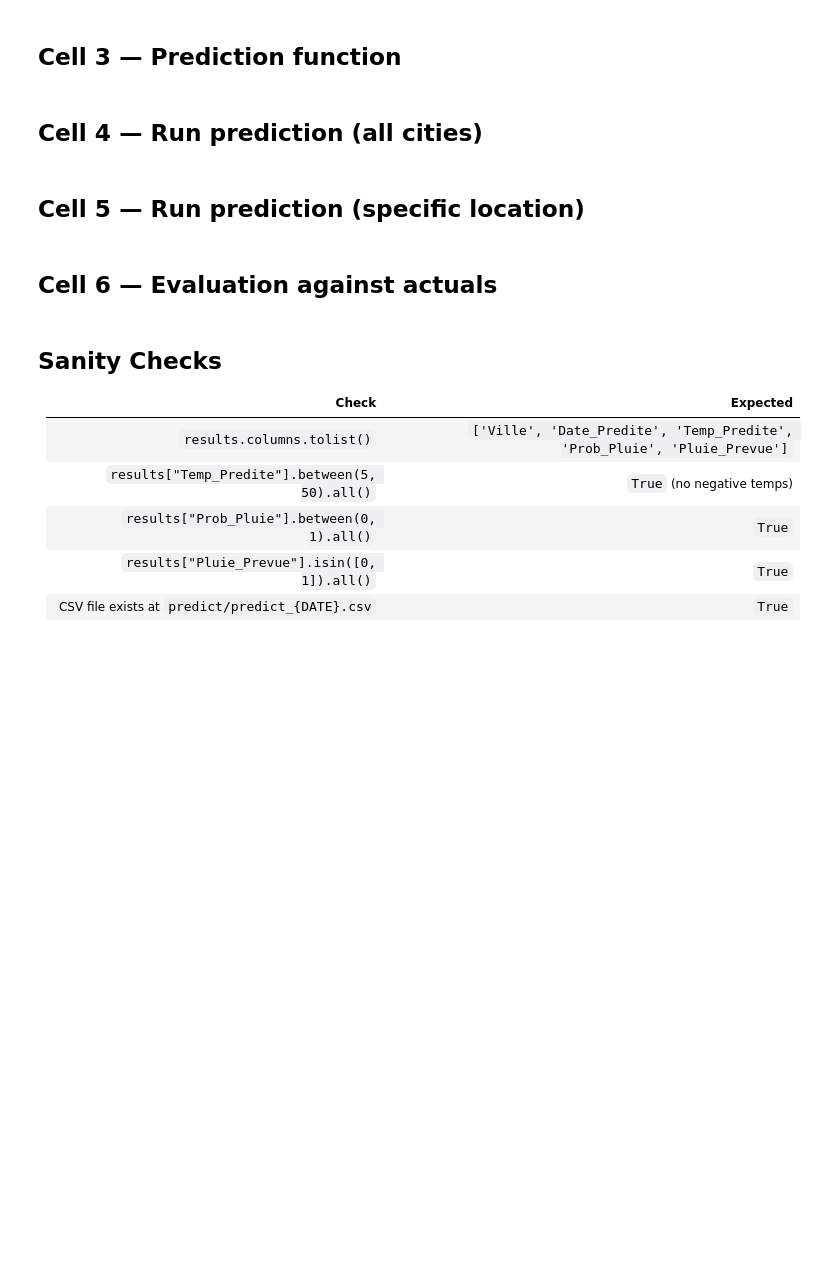
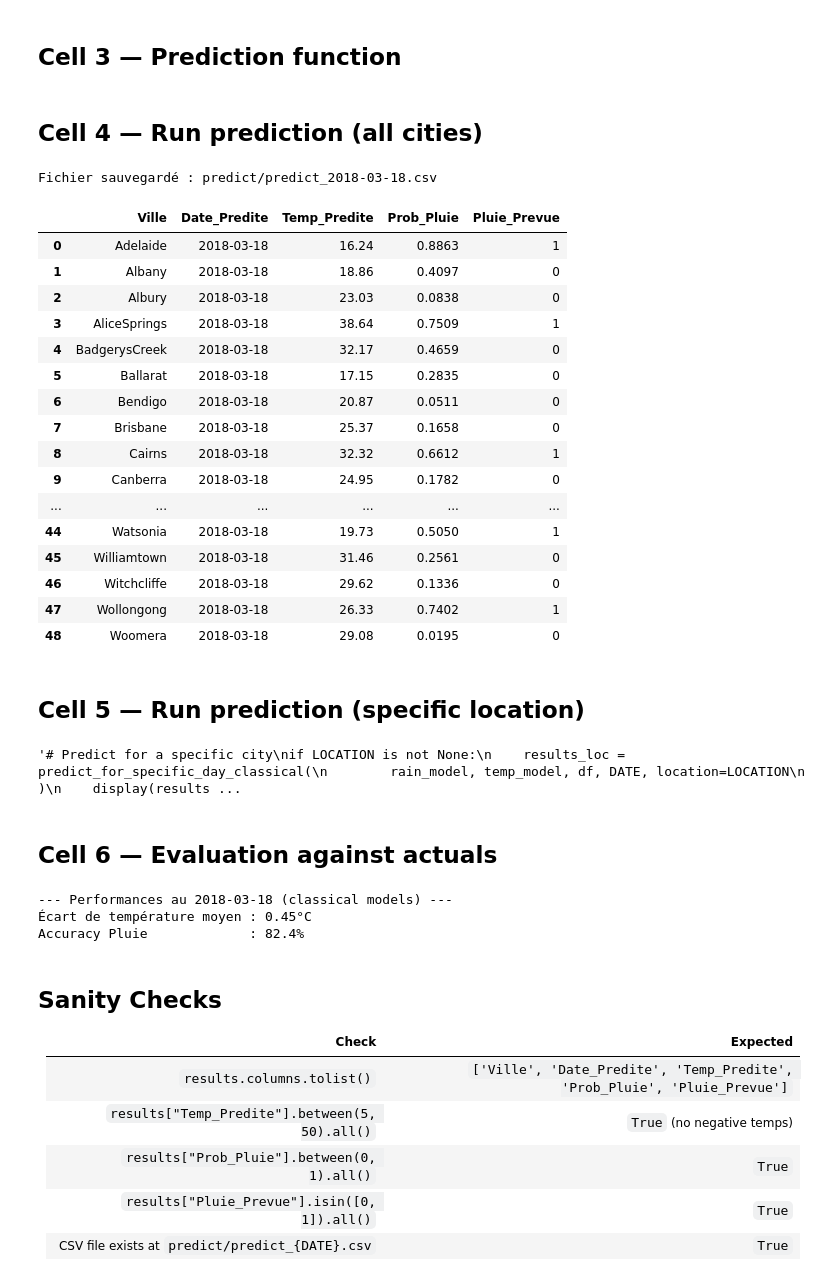
Before and after one commit to ThibaultGM78/australia_rain, a Jupyter notebook: extract_prediction_classical.ipynb, the cells around one changed output. Saved outputs shown, nothing was run; the diff lists cells and outputs as text; code cells hidden in the pictures; blank space fills up the shorter version.

```diff
--- a/extract_prediction_classical.ipynb
+++ b/extract_prediction_classical.ipynb
@@ -18,7 +18,7 @@ import numpy as np
 import joblib
 from classical_models import FEATURE_COLUMNS, TARGET_RAIN, LOCATION_COLUMN, DATA_PATH
 
-DATE = "2017-03-18"          # change as needed
+DATE = "2018-03-18"          # change as needed
 LOCATION = None               # None = all cities, or e.g. "Sydney"
 
 # Feature columns for rain classification (full set)
@@ -39,7 +39,7 @@ def predict_for_specific_day_classical(
     temp_model,
     df: pd.DataFrame,
     target_date: str,
-    location: str = None,
+    location: str = None
 ) -> pd.DataFrame:
     """
     For every city (or a specific city) that has a row on `target_date`, predict:
@@ -58,36 +58,29 @@ def predict_for_specific_day_classical(
     Returns a DataFrame with columns:
         Ville, Date_Predite, Temp_Predite, Prob_Pluie, Pluie_Prevue
     """
-    df = df.copy()
-    if 'Date' in df.columns:
-        df['Date'] = pd.to_datetime(df['Date'])
-        target_dt = pd.to_datetime(target_date)
-        day_df = df[df['Date'] == target_dt].copy()
-    else:
-        # If no Date column, use all rows (e.g. weatherAUS_clean_features.csv)
-        day_df = df.copy()
+    day_df = df.copy()
 
-    if day_df.empty:
-        raise ValueError(f"No data found for date {target_date}")
-
-    # ── Location filter ──────────────────────────────────────────────────────
+    # 1. Filtre de localisation si demandé
     if location is not None:
         day_df = day_df[day_df[LOCATION_COLUMN] == location].copy()
         if day_df.empty:
-            raise ValueError(f"No data found for location '{location}' on date {target_date}")
-        print(f"🔍 Filtering predictions for location: {location}")
+            raise ValueError(f"No data found for location '{location}'")
 
-    # ── Rain prediction ──────────────────────────────────────────────────────
+    # 2. IMPORTANT : Sécurité anti-doublons pour éviter le MemoryError
+    # On s'assure qu'on ne traite qu'une seule ligne par ville
+    day_df = day_df.drop_duplicates(subset=[LOCATION_COLUMN])
+
+    # 3. Prédiction Pluie
     rain_df = day_df.dropna(subset=RAIN_FEATURES)
     X_rain = rain_df[RAIN_FEATURES]
     prob_rain = rain_model.predict_proba(X_rain)[:, 1]
 
-    # ── Temperature prediction ───────────────────────────────────────────────
+    # 4. Prédiction Température
     temp_df = day_df.dropna(subset=TEMP_FEATURES)
     X_temp = temp_df[TEMP_FEATURES]
     pred_temp = temp_model.predict(X_temp)
 
-    # ── Merge on city (Location) ─────────────────────────────────────────────
+    # 5. Création des DataFrames intermédiaires
     rain_result = pd.DataFrame({
         LOCATION_COLUMN: rain_df[LOCATION_COLUMN].values,
         "Prob_Pluie": prob_rain,
@@ -97,8 +90,10 @@ def predict_for_specific_day_classical(
         "Temp_Predite": pred_temp,
     })
 
+    # 6. Le merge (maintenant sécurisé car drop_duplicates a été fait)
     merged = rain_result.merge(temp_result, on=LOCATION_COLUMN, how="inner")
 
+    # 7. Formatage de sortie
     output = pd.DataFrame({
         "Ville":        merged[LOCATION_COLUMN],
         "Date_Predite": target_date,
@@ -107,25 +102,44 @@ def predict_for_specific_day_classical(
         "Pluie_Prevue": (merged["Prob_Pluie"] > 0.5).astype(int),
     })
 
-    # Build filename with optional location suffix
-    loc_suffix = f"_{location}" if location else ""
-    csv_path = f"predict/predict_{target_date}{loc_suffix}.csv"
-    os.makedirs("predict", exist_ok=True)
-    output.to_csv(csv_path, index=False)
-    print(f"Saved {len(output)} rows → {csv_path}")
     return output
 # %% [markdown]
 ## Cell 4 — Run prediction (all cities)
 # %%
 import os
 
 df = pd.read_csv(DATA_PATH)
 results = predict_for_specific_day_classical(rain_model, temp_model, df, DATE)
+
+os.makedirs("predict", exist_ok=True)
+csv_path = f"predict/predict_{DATE}.csv"
+results.to_csv(csv_path, index=False)
+print(f"Fichier sauvegardé : {csv_path}")
+
 results
+# %% [output]
+Fichier sauvegardé : predict/predict_2018-03-18.csv
+|  | Ville | Date_Predite | Temp_Predite | Prob_Pluie | Pluie_Prevue |
+| 0 | Adelaide | 2018-03-18 | 16.24 | 0.8863 | 1 |
+| 1 | Albany | 2018-03-18 | 18.86 | 0.4097 | 0 |
+| 2 | Albury | 2018-03-18 | 23.03 | 0.0838 | 0 |
+| 3 | AliceSprings | 2018-03-18 | 38.64 | 0.7509 | 1 |
+| 4 | BadgerysCreek | 2018-03-18 | 32.17 | 0.4659 | 0 |
+| 5 | Ballarat | 2018-03-18 | 17.15 | 0.2835 | 0 |
+| 6 | Bendigo | 2018-03-18 | 20.87 | 0.0511 | 0 |
+| 7 | Brisbane | 2018-03-18 | 25.37 | 0.1658 | 0 |
+| 8 | Cairns | 2018-03-18 | 32.32 | 0.6612 | 1 |
+| 9 | Canberra | 2018-03-18 | 24.95 | 0.1782 | 0 |
+| ... | ... | ... | ... | ... | ... |
+| 44 | Watsonia | 2018-03-18 | 19.73 | 0.5050 | 1 |
+| 45 | Williamtown | 2018-03-18 | 31.46 | 0.2561 | 0 |
+| 46 | Witchcliffe | 2018-03-18 | 29.62 | 0.1336 | 0 |
+| 47 | Wollongong | 2018-03-18 | 26.33 | 0.7402 | 1 |
+| 48 | Woomera | 2018-03-18 | 29.08 | 0.0195 | 0 |
 # %% [markdown]
 ## Cell 5 — Run prediction (specific location)
 # %%
-# Predict for a specific city
+"""# Predict for a specific city
 if LOCATION is not None:
     results_loc = predict_for_specific_day_classical(
         rain_model, temp_model, df, DATE, location=LOCATION
@@ -137,7 +151,9 @@ else:
     results_sydney = predict_for_specific_day_classical(
         rain_model, temp_model, df, DATE, location="Sydney"
     )
-    display(results_sydney)
+    display(results_sydney)"""
+# %% [output]
+'# Predict for a specific city\nif LOCATION is not None:\n    results_loc = predict_for_specific_day_classical(\n        rain_model, temp_model, df, DATE, location=LOCATION\n    )\n    display(results ...
 # %% [markdown]
 ## Cell 6 — Evaluation against actuals
 # %%
@@ -147,7 +163,7 @@ def evaluate_classical_performance(
     df: pd.DataFrame,
     target_date: str,
     location: str = None,
-) -> tuple[float, float]:
+):
     """
     Compare predictions against actuals for target_date.
     Optionally filter by location.
@@ -199,6 +215,10 @@ if LOCATION is not None:
     mae_loc, acc_loc = evaluate_classical_performance(
         rain_model, temp_model, df, DATE, location=LOCATION
     )
+# %% [output]
+--- Performances au 2018-03-18 (classical models) ---
+Écart de température moyen : 0.45°C
+Accuracy Pluie             : 82.4%
 # %% [markdown]
 ## Sanity Checks
 
```
Also changed, not shown: parts of 1 cell of this notebook, 33 other files.
